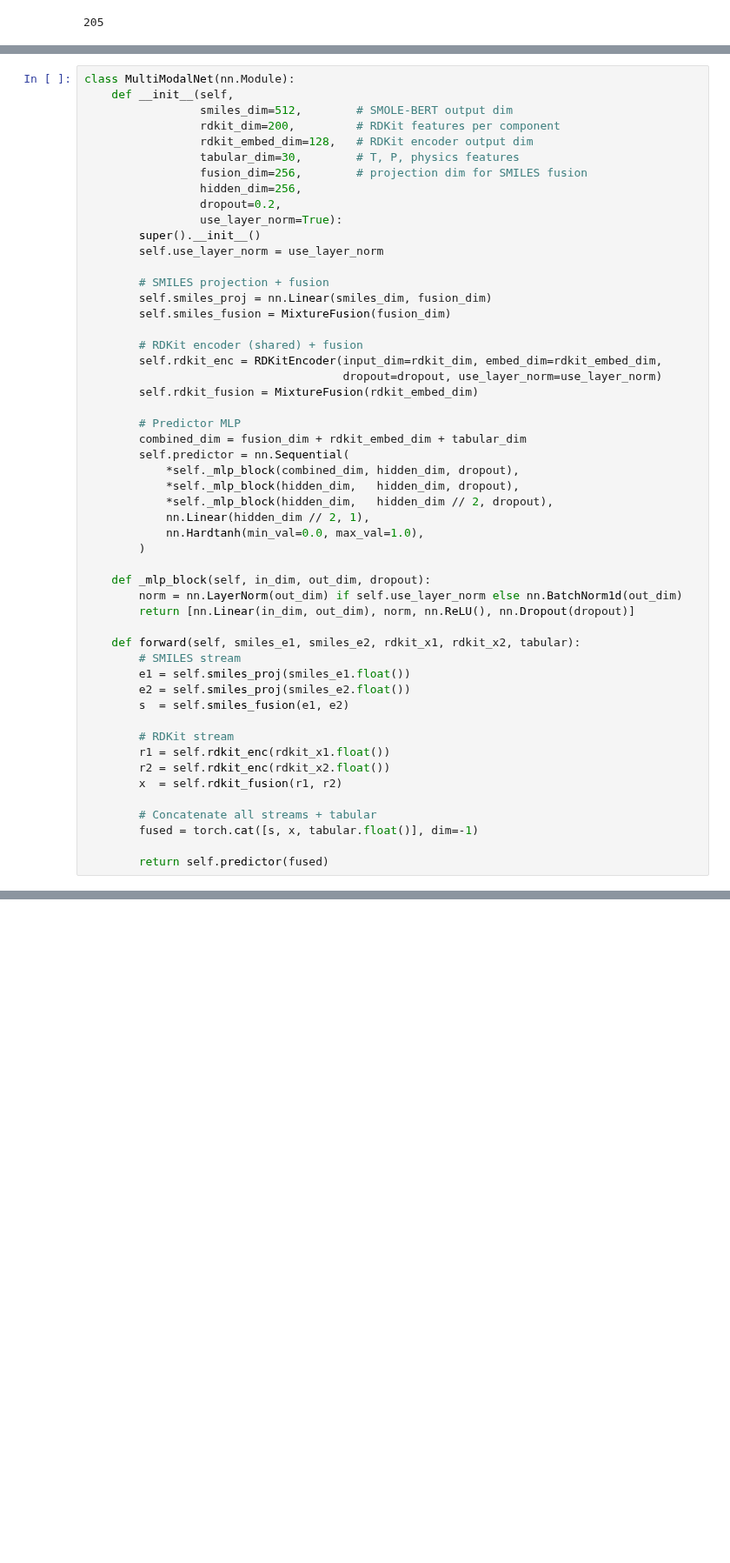
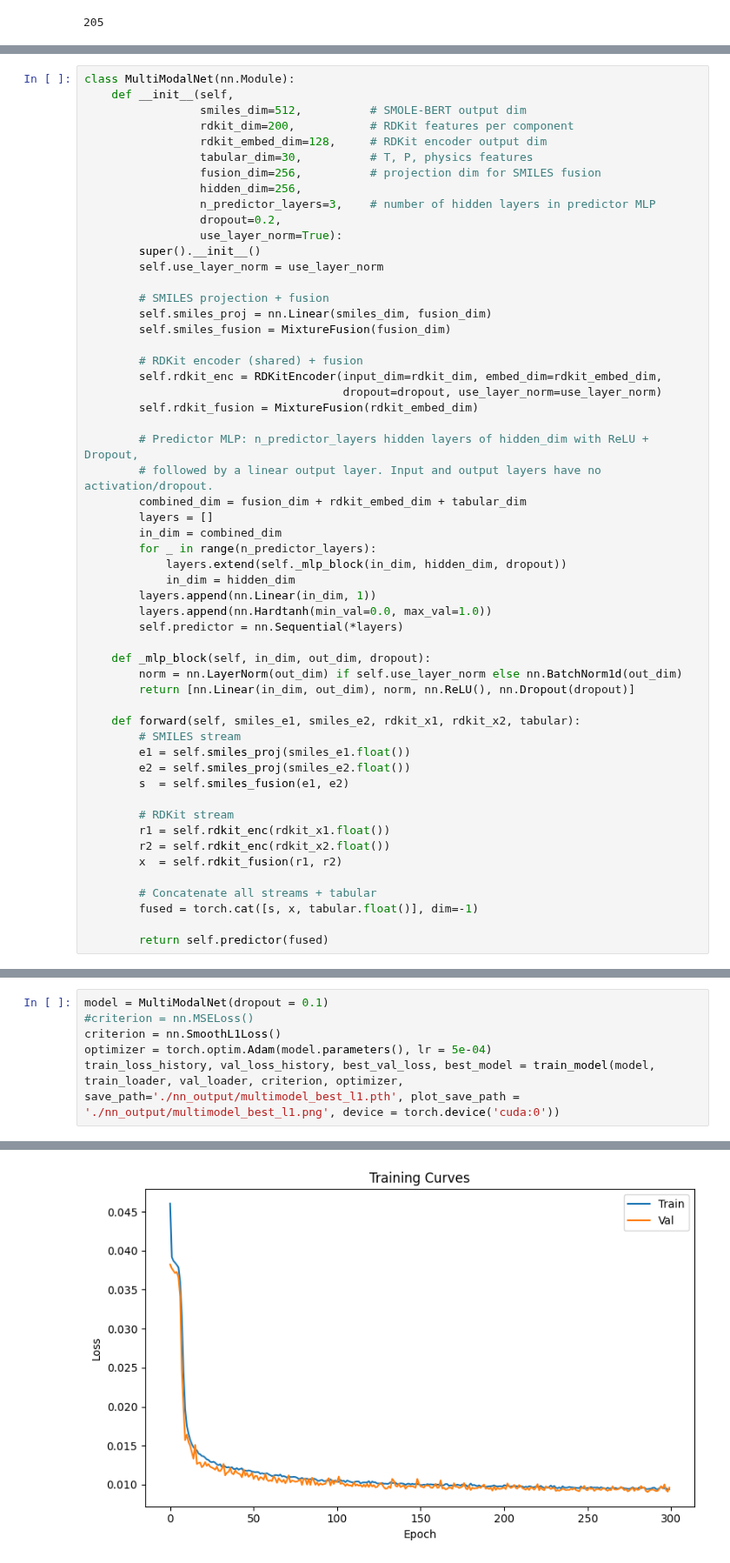
Before and after one commit to harryhk0507-ops/CHE1148-VLE-Project, a Jupyter notebook: multi_modal.ipynb, the cells around one changed output, grey strips where cells are left out. Shown at 87% size. Drawn from its saved outputs; the diff is of its cells as text; blank space fills up the shorter version.

```diff
--- a/multi_modal.ipynb
+++ b/multi_modal.ipynb
@@ -217,12 +217,13 @@ class MixtureFusion(nn.Module):
 # %%
 class MultiModalNet(nn.Module):
     def __init__(self,
-                 smiles_dim=512,        # SMOLE-BERT output dim
-                 rdkit_dim=200,         # RDKit features per component
-                 rdkit_embed_dim=128,   # RDKit encoder output dim
-                 tabular_dim=30,        # T, P, physics features
-                 fusion_dim=256,        # projection dim for SMILES fusion
+                 smiles_dim=512,          # SMOLE-BERT output dim
+                 rdkit_dim=200,           # RDKit features per component
+                 rdkit_embed_dim=128,     # RDKit encoder output dim
+                 tabular_dim=30,          # T, P, physics features
+                 fusion_dim=256,          # projection dim for SMILES fusion
                  hidden_dim=256,
+                 n_predictor_layers=3,    # number of hidden layers in predictor MLP
                  dropout=0.2,
                  use_layer_norm=True):
         super().__init__()
@@ -237,15 +238,17 @@ class MultiModalNet(nn.Module):
                                       dropout=dropout, use_layer_norm=use_layer_norm)
         self.rdkit_fusion = MixtureFusion(rdkit_embed_dim)
 
-        # Predictor MLP
+        # Predictor MLP: n_predictor_layers hidden layers of hidden_dim with ReLU + Dropout,
+        # followed by a linear output layer. Input and output layers have no activation/dropout.
         combined_dim = fusion_dim + rdkit_embed_dim + tabular_dim
-        self.predictor = nn.Sequential(
-            *self._mlp_block(combined_dim, hidden_dim, dropout),
-            *self._mlp_block(hidden_dim,   hidden_dim, dropout),
-            *self._mlp_block(hidden_dim,   hidden_dim // 2, dropout),
-            nn.Linear(hidden_dim // 2, 1),
-            nn.Hardtanh(min_val=0.0, max_val=1.0),
-        )
+        layers = []
+        in_dim = combined_dim
+        for _ in range(n_predictor_layers):
+            layers.extend(self._mlp_block(in_dim, hidden_dim, dropout))
+            in_dim = hidden_dim
+        layers.append(nn.Linear(in_dim, 1))
+        layers.append(nn.Hardtanh(min_val=0.0, max_val=1.0))
+        self.predictor = nn.Sequential(*layers)
 
     def _mlp_block(self, in_dim, out_dim, dropout):
         norm = nn.LayerNorm(out_dim) if self.use_layer_norm else nn.BatchNorm1d(out_dim)
@@ -398,3 +400,10 @@ train_loader = DataLoader(
     worker_init_fn=lambda worker_id: np.random.seed(101 + worker_id)
 )
 val_loader   = DataLoader(val_dataset,   batch_size=512)
+# %%
+model = MultiModalNet(dropout = 0.1)
+#criterion = nn.MSELoss()
+criterion = nn.SmoothL1Loss()
+optimizer = torch.optim.Adam(model.parameters(), lr = 5e-04)
+train_loss_history, val_loss_history, best_val_loss, best_model = train_model(model, train_loader, val_loader, criterion, optimizer, save_path='./nn_output/multimodel_best_l1.pth', plot_save_path = './nn_output/multimodel_best_l1.png', device = torch.device('cuda:0'))
+# %% [output]
@@ -400,0 +427 @@ val_loader   = DataLoader(val_dataset,   batch_size=512)
+[figure, added]
```
Also changed, not shown: parts of 15 cells of this notebook, 2 other files.
